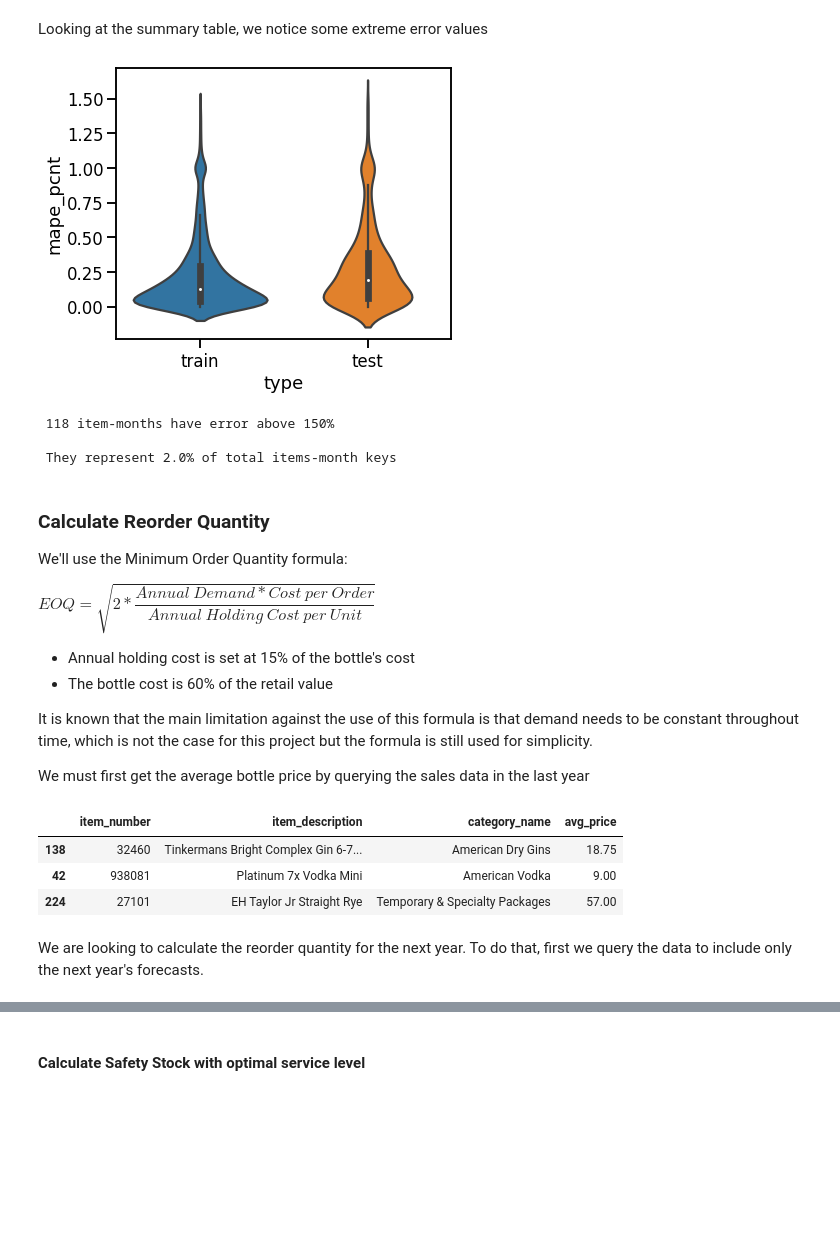
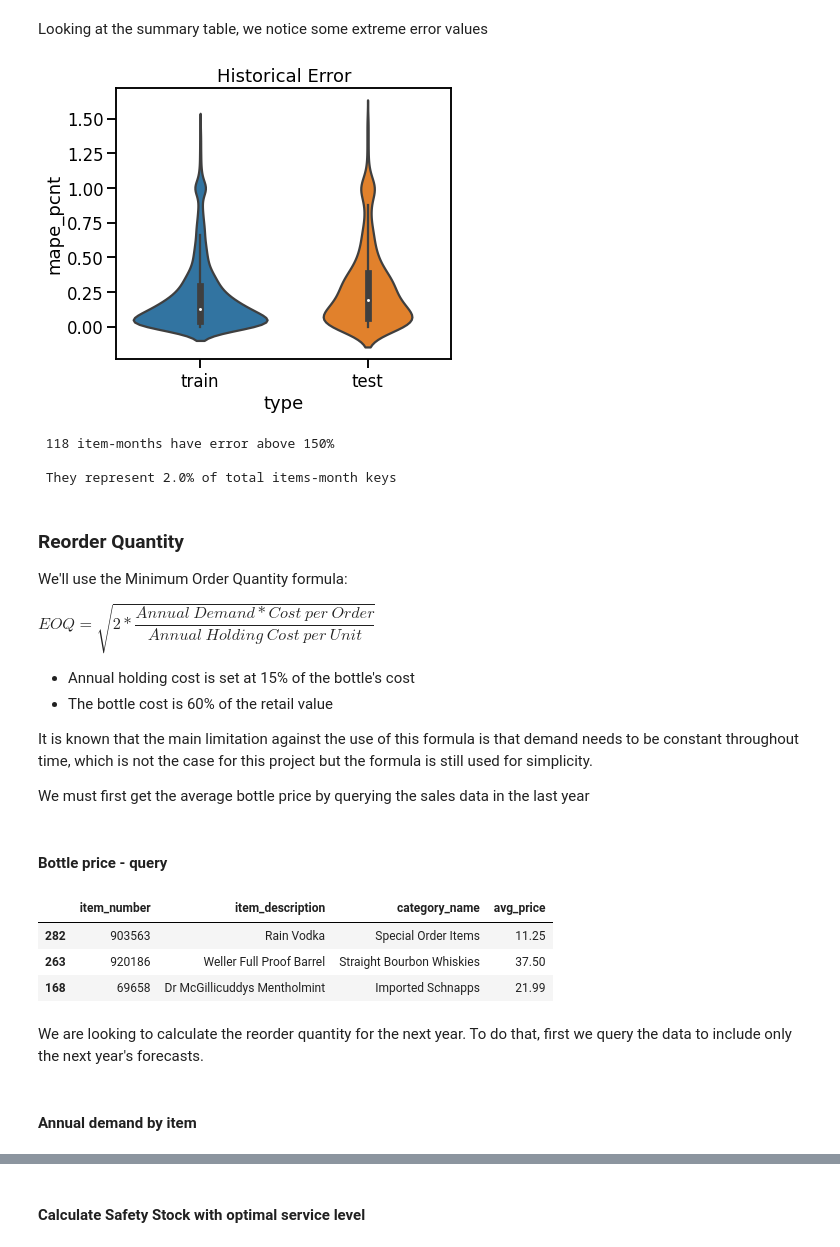
Before and after one commit to vjacobsen/Liquor-Sales-Inventory-Forecast, a Jupyter notebook: Liquor_Safety_Stock.ipynb, the cells around one changed output, grey strips where cells are left out. Cells and saved outputs as stored; diff of their text form; code cells hidden in the pictures; blank space fills up the shorter version.

```diff
--- a/Liquor_Safety_Stock.ipynb
+++ b/Liquor_Safety_Stock.ipynb
@@ -124,28 +124,26 @@ historical.describe().round(2)
 # %% [markdown]
 Looking at the summary table, we notice some extreme error values
 # %%
+# Violin plot without extreme values
 sns.set_context('talk')
-
-# Violin plot without extreme values
 data = historical[historical['mape_pcnt']<1.5]
-
-# Plot
 plt.figure(figsize=(6,5))
+plt.title('Historical Error')
 sns.violinplot(x=data['type'],y=data['mape_pcnt'])
 plt.show()
 
 # How many item - months have MAPE error above 150%?
 print("\n {} item-months have error above 150%".format(len(historical[historical['mape_pcnt']>1.5])))
 
 percent_of_total =  (len(historical[historical['mape_pcnt']>1.5])/len(historical))*100
 print("\n They represent {}% of total items-month keys".format(round(percent_of_total,1)))
 # %% [output]
-[figure, old version]
+[figure, new version]
  118 item-months have error above 150%
 
  They represent 2.0% of total items-month keys
 # %% [markdown]
-### Calculate Reorder Quantity
+### Reorder Quantity
 
 We'll use the Minimum Order Quantity formula:
 
@@ -159,6 +157,8 @@ $ EOQ = \sqrt{2 *\dfrac{Annual \ Demand * Cost \ per \ Order}{Annual \ Holding \
 It is known that the main limitation against the use of this formula is that demand needs to be constant throughout time, which is not the case for this project but the formula is still used for simplicity.
 
 We must first get the average bottle price by querying the sales data in the last year
+# %% [markdown]
+#### Bottle price - query
 # %%
 item_price = client.query('''
 
@@ -167,13 +167,11 @@ item_price = client.query('''
     item_description,
     category_name,
     SUM(sale_dollars)/SUM(bottles_sold) as avg_price
-
-  FROM `bigquery-public-data.iowa_liquor_sales.sales`
-
+  FROM
+    `bigquery-public-data.iowa_liquor_sales.sales`
   WHERE
     date > DATE_SUB((SELECT MAX(date) FROM `bigquery-public-data.iowa_liquor_sales.sales`), INTERVAL 1 YEAR) AND
     vendor_number = '421'
-
   GROUP BY
     item_number,
     category_name,
@@ -186,11 +184,13 @@ item_price_dict = item_price.set_index('item_number')['avg_price'].to_dict()
 item_price.sample(3)
 # %% [output]
 |  | item_number | item_description | category_name | avg_price |
-| 138 | 32460 | Tinkermans Bright Complex Gin 6-7... | American Dry Gins | 18.75 |
-| 42 | 938081 | Platinum 7x Vodka Mini | American Vodka | 9.00 |
-| 224 | 27101 | EH Taylor Jr Straight Rye | Temporary & Specialty Packages | 57.00 |
+| 282 | 903563 | Rain Vodka | Special Order Items | 11.25 |
+| 263 | 920186 | Weller Full Proof Barrel | Straight Bourbon Whiskies | 37.50 |
+| 168 | 69658 | Dr McGillicuddys Mentholmint | Imported Schnapps | 21.99 |
 # %% [markdown]
 We are looking to calculate the reorder quantity for the next year. To do that, first we query the data to include only the next year's forecasts.
+# %% [markdown]
+#### Annual demand by item
 # %%
 # Annual demand by key query
 year_forecast = client.query('''
```
Also changed, not shown: parts of 28 cells of this notebook.
